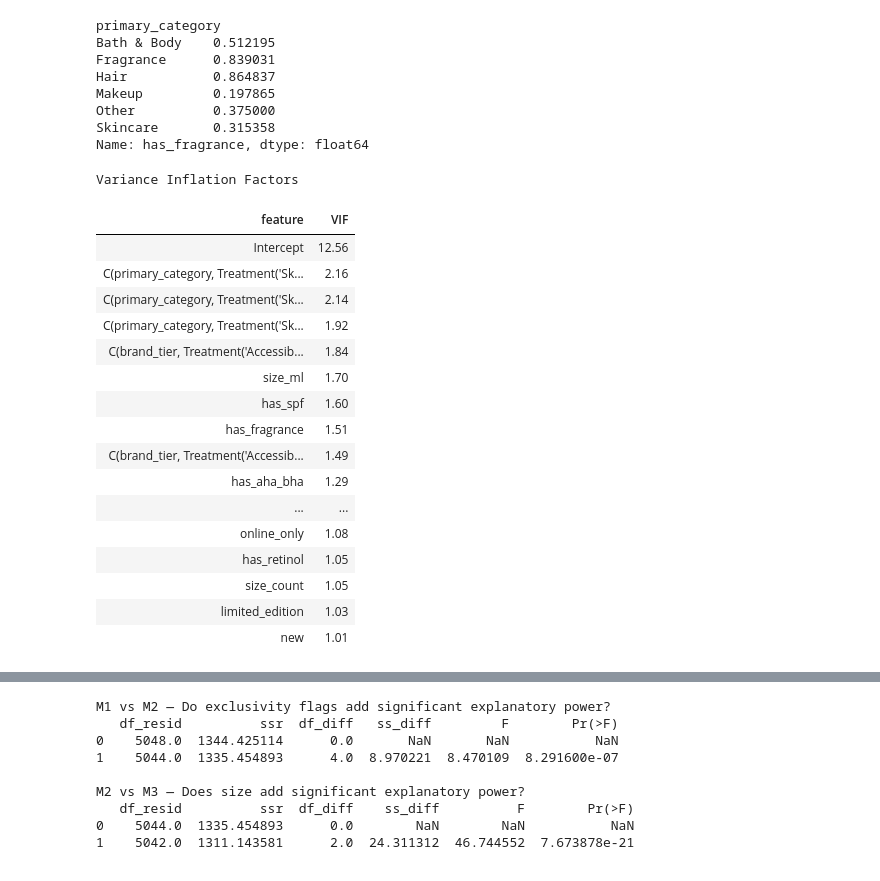
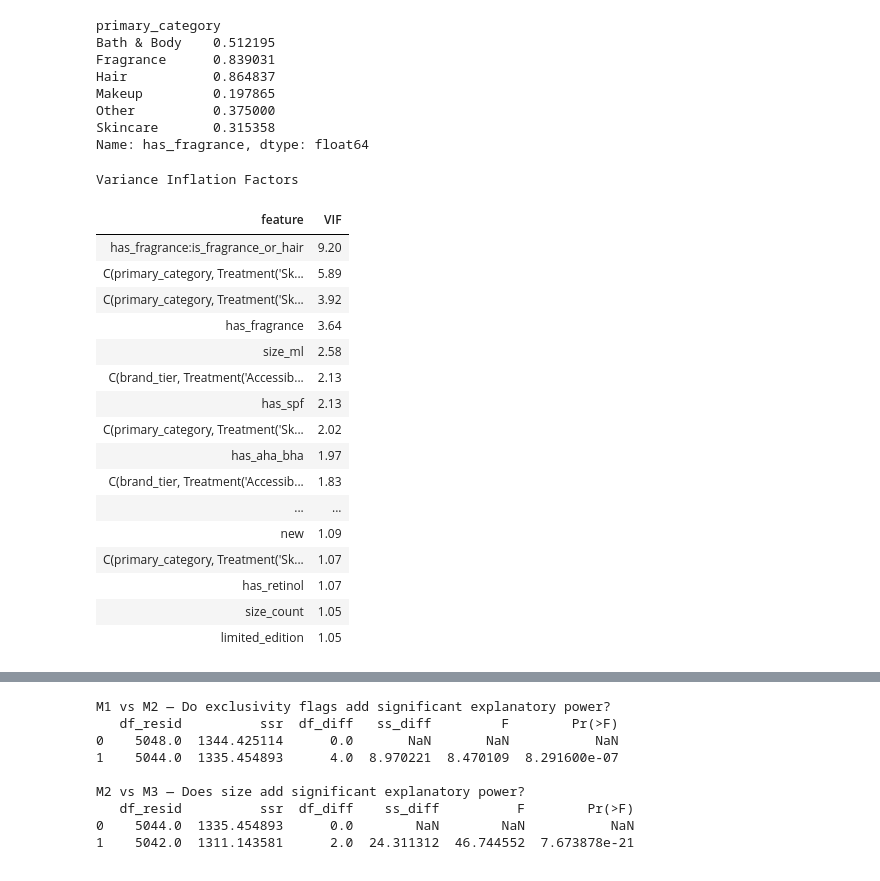
Before and after one commit to DonjhaiH/230A_final_project, a Jupyter notebook: code/clean.ipynb, the cells around one changed output, grey strips where cells are left out. Drawn from its saved outputs; the diff is of its cells as text; code cells hidden in the pictures.

```diff
--- a/code/clean.ipynb
+++ b/code/clean.ipynb
@@ -884,51 +884,57 @@ m5 = smf.ols(
 # %%
 # ** we do not have any multicolinearity issues among all of our predictors ** <--- well below 5!
 from statsmodels.stats.outliers_influence import variance_inflation_factor
 from patsy import dmatrices
 
 # use patsy to build the same design matrix your OLS formula uses
 y, X = dmatrices(
     """log_price ~ C(primary_category, Treatment('Skincare'))
                 + C(brand_tier, Treatment('Accessible'))
                 + sephora_exclusive + limited_edition + online_only + new
                 + size_ml + size_count
                 + has_retinol + has_niacinamide + has_hyaluronic
                 + has_vitamin_c + has_aha_bha + has_peptides
-                + has_spf + has_fragrance + has_ceramides + has_vitamin_e""",
+                + has_spf + has_fragrance + has_ceramides + has_vitamin_e
+                + has_fragrance * is_fragrance_or_hair""",
     data=new_products,
     return_type="dataframe"
 )
 
+# drop the perfectly collinear columns before computing VIF
+X_vif = X.drop(columns=[
+    "is_fragrance_or_hair",
+    "Intercept"
+])
+
 vif_data = pd.DataFrame()
-vif_data["feature"] = X.columns
-vif_data["VIF"] = [variance_inflation_factor(X.values, i)
-                   for i in range(X.shape[1])]
-# # print(vif_data.sort_values("VIF", ascending=False))
+vif_data["feature"] = X_vif.columns
+vif_data["VIF"] = [variance_inflation_factor(X_vif.values, i)
+                   for i in range(X_vif.shape[1])]
 
 vif_data.sort_values("VIF", ascending=False).style \
     .format({"VIF": "{:.2f}"}) \
     .background_gradient(subset=["VIF"], cmap="RdYlGn_r") \
     .set_caption("Variance Inflation Factors") \
     .hide(axis="index")
 # %% [output]
 Variance Inflation Factors
 | feature | VIF |
-| Intercept | 12.56 |
-| C(primary_category, Treatment('Sk... | 2.16 |
-| C(primary_category, Treatment('Sk... | 2.14 |
-| C(primary_category, Treatment('Sk... | 1.92 |
-| C(brand_tier, Treatment('Accessib... | 1.84 |
-| size_ml | 1.70 |
-| has_spf | 1.60 |
-| has_fragrance | 1.51 |
-| C(brand_tier, Treatment('Accessib... | 1.49 |
-| has_aha_bha | 1.29 |
+| has_fragrance:is_fragrance_or_hair | 9.20 |
+| C(primary_category, Treatment('Sk... | 5.89 |
+| C(primary_category, Treatment('Sk... | 3.92 |
+| has_fragrance | 3.64 |
+| size_ml | 2.58 |
+| C(brand_tier, Treatment('Accessib... | 2.13 |
+| has_spf | 2.13 |
+| C(primary_category, Treatment('Sk... | 2.02 |
+| has_aha_bha | 1.97 |
+| C(brand_tier, Treatment('Accessib... | 1.83 |
 | ... | ... |
-| online_only | 1.08 |
-| has_retinol | 1.05 |
+| new | 1.09 |
+| C(primary_category, Treatment('Sk... | 1.07 |
+| has_retinol | 1.07 |
 | size_count | 1.05 |
-| limited_edition | 1.03 |
-| new | 1.01 |
+| limited_edition | 1.05 |
 # %%
 from statsmodels.iolib.summary2 import summary_col
 
```
